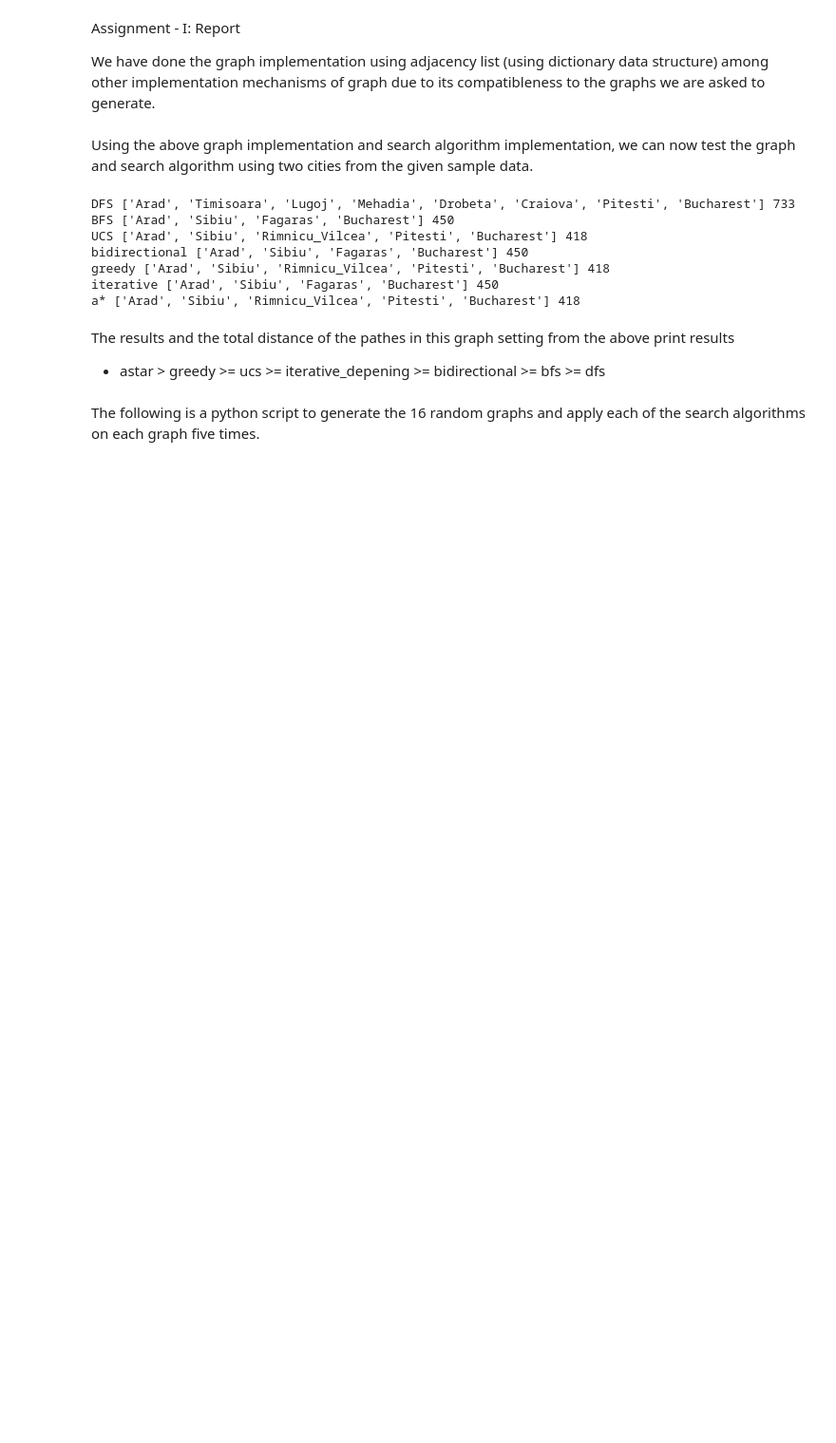
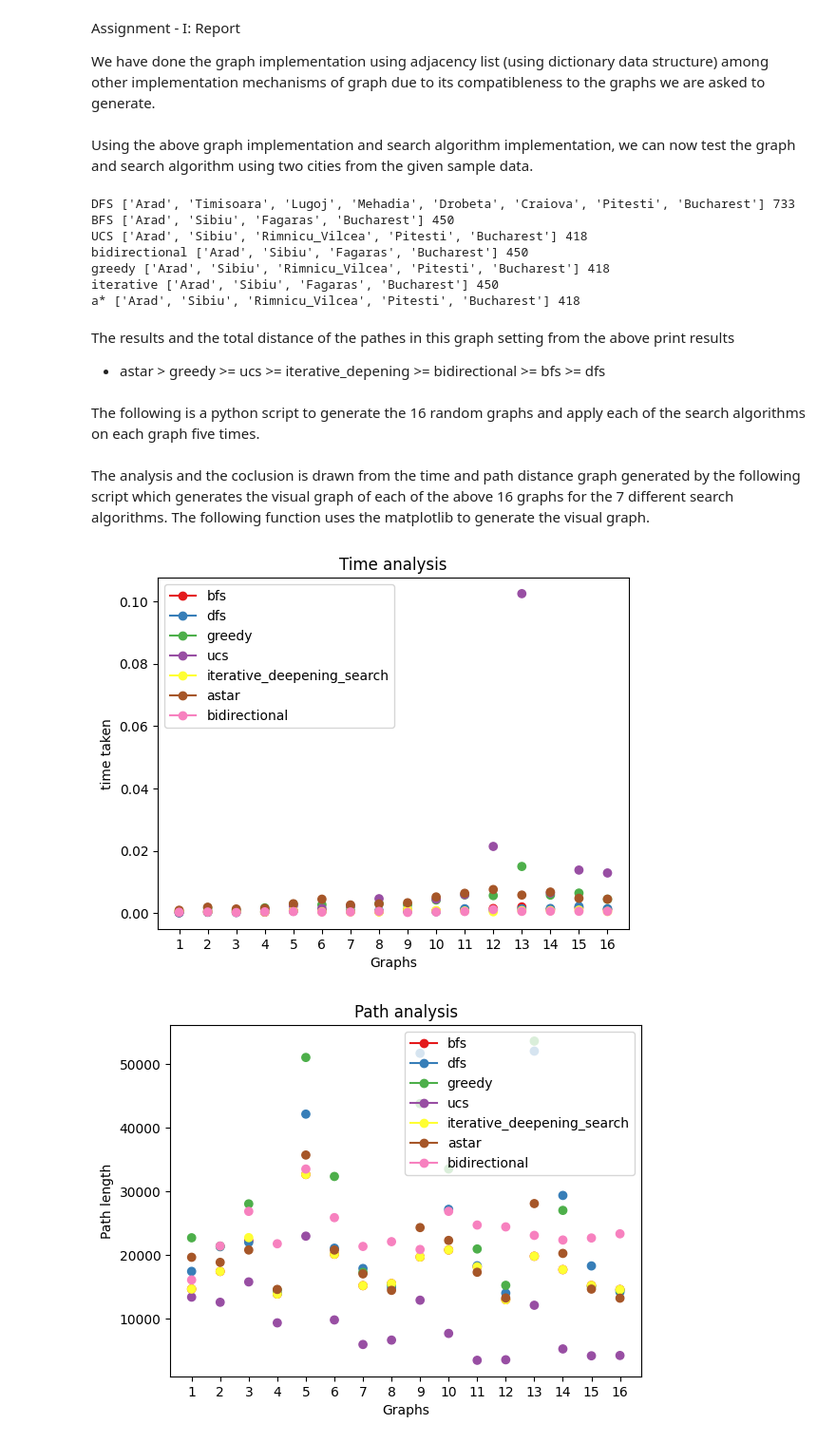
Before and after one commit to abe16s/AI-Search-Algorithms, a Jupyter notebook: Graph implemetation/graph.ipynb, the cells around one changed output. Shown at 95% size. Cells and saved outputs as stored; diff of their text form; code cells hidden in the pictures; blank space fills up the shorter version.

```diff
--- a/Graph implemetation/graph.ipynb
+++ b/Graph implemetation/graph.ipynb
@@ -361,0 +446,47 @@ The following is a python script to generate the 16 random graphs and apply each
+# %% [markdown]
+The analysis and the coclusion is drawn from the time and path distance graph generated by the following script which generates the visual graph of each of the above 16 graphs for the 7 different search algorithms. The following function uses the matplotlib to generate the visual graph.
+# %%
+def draw_plot(data, title, y_label):
+    # Labels for each index position
+    labels = ["bfs", "dfs", "greedy", "ucs", "iterative_deepening_search", "astar", "bidirectional"]
+
+    # Create a list of x values (from 1 to 16)
+    x_values = list(range(1, 17))
+
+    # Create a color map with a unique color for each index position
+    color_map = plt.get_cmap('Set1')
+    num_colors = len(data[0])
+    colors = [color_map(i/num_colors) for i in range(num_colors)]
+
+    # Create a figure and axis object
+    fig, ax = plt.subplots()
+    # Loop through each list in the data and plot as a scatter plot with unique color
+    for i in range(len(data)):
+        ax.scatter([x_values[i]]*7, data[i], marker="o", color=colors, label=i)
+
+    # Set the x-axis tick labels
+    ax.set_xticks(x_values)
+    ax.set_xticklabels(x_values)
+
+    # Set the x and y axis labels
+    ax.set_xlabel('Graphs')
+    ax.set_ylabel(y_label)
+
+    # Set the plot title
+    ax.set_title(title)
+
+    # Create a legend with the labels
+    handles, _ = ax.get_legend_handles_labels()
+
+    handles = [plt.Line2D([], [], marker='o', color=colors[i], label=labels[i]) for i in range(len(labels))]
+    # labels_legend = [labels[i] for i in range(len(data[0]))]
+    ax.legend(handles=handles)
+
+    # Show the plot
+    plt.show()
+
+draw_plot(graph_times, "Time analysis", "time taken")
+draw_plot(graph_paths, "Path analysis", "Path length")
+# %% [output]
+[figure, added]
+[figure, added]
```
Also changed, not shown: parts of 1 cell of this notebook.
